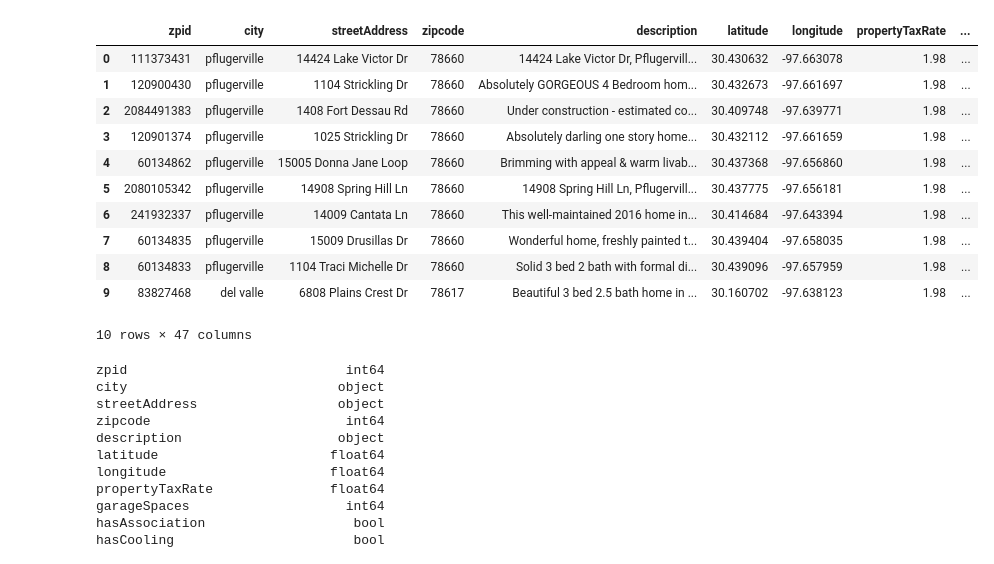
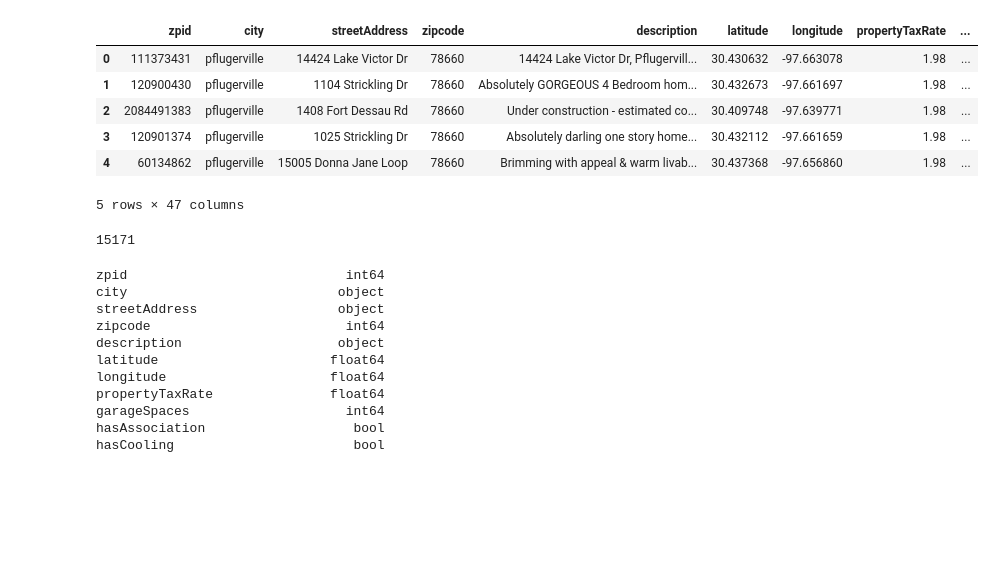
Before and after one commit to kellykindla/FinalProject, a Jupyter notebook: HousingData_EDA_K.ipynb, the cells around one changed output. Cells and saved outputs as stored; diff of their text form; code cells hidden in the pictures; blank space fills up the shorter version.

```diff
--- a/HousingData_EDA_K.ipynb
+++ b/HousingData_EDA_K.ipynb
@@ -2,19 +3,21 @@
 import pandas as pd
 # %%
-df = pd.read_csv('austinHousingData.csv')
+# read in csv
+df = pd.read_csv('Resources/austinHousingData.csv')
 # %%
-df.head(10)
+# preview df
+df.head()
 # %% [output]
 |  | zpid | city | streetAddress | zipcode | description | latitude | longitude | propertyTaxRate | ... |
 | 0 | 111373431 | pflugerville | 14424 Lake Victor Dr | 78660 | 14424 Lake Victor Dr, Pflugervill... | 30.430632 | -97.663078 | 1.98 | ... |
 | 1 | 120900430 | pflugerville | 1104 Strickling Dr | 78660 | Absolutely GORGEOUS 4 Bedroom hom... | 30.432673 | -97.661697 | 1.98 | ... |
 | 2 | 2084491383 | pflugerville | 1408 Fort Dessau Rd | 78660 | Under construction - estimated co... | 30.409748 | -97.639771 | 1.98 | ... |
 | 3 | 120901374 | pflugerville | 1025 Strickling Dr | 78660 | Absolutely darling one story home... | 30.432112 | -97.661659 | 1.98 | ... |
 | 4 | 60134862 | pflugerville | 15005 Donna Jane Loop | 78660 | Brimming with appeal & warm livab... | 30.437368 | -97.656860 | 1.98 | ... |
-| 5 | 2080105342 | pflugerville | 14908 Spring Hill Ln | 78660 | 14908 Spring Hill Ln, Pflugervill... | 30.437775 | -97.656181 | 1.98 | ... |
-| 6 | 241932337 | pflugerville | 14009 Cantata Ln | 78660 | This well-maintained 2016 home in... | 30.414684 | -97.643394 | 1.98 | ... |
-| 7 | 60134835 | pflugerville | 15009 Drusillas Dr | 78660 | Wonderful home, freshly painted t... | 30.439404 | -97.658035 | 1.98 | ... |
-| 8 | 60134833 | pflugerville | 1104 Traci Michelle Dr | 78660 | Solid 3 bed 2 bath with formal di... | 30.439096 | -97.657959 | 1.98 | ... |
-| 9 | 83827468 | del valle | 6808 Plains Crest Dr | 78617 | Beautiful 3 bed 2.5 bath home in ... | 30.160702 | -97.638123 | 1.98 | ... |
-10 rows × 47 columns
+5 rows × 47 columns
+# %%
+#check length of df
+len(df)
+# %% [output]
+15171
 # %%
```
Also changed, not shown: parts of 8 cells of this notebook, 2 other files.
